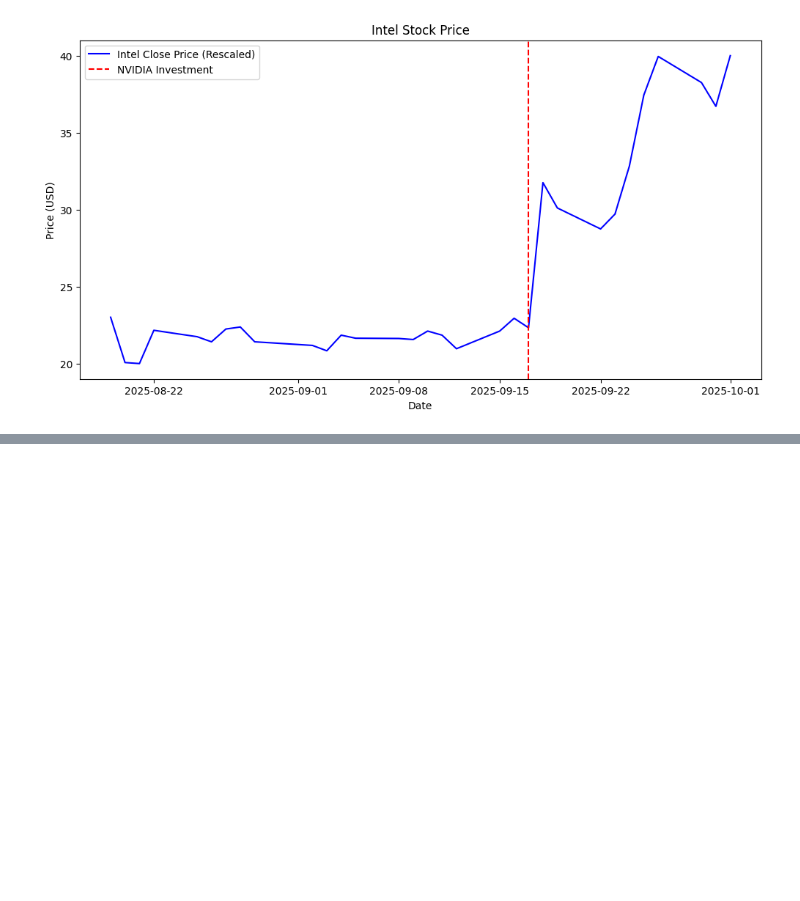
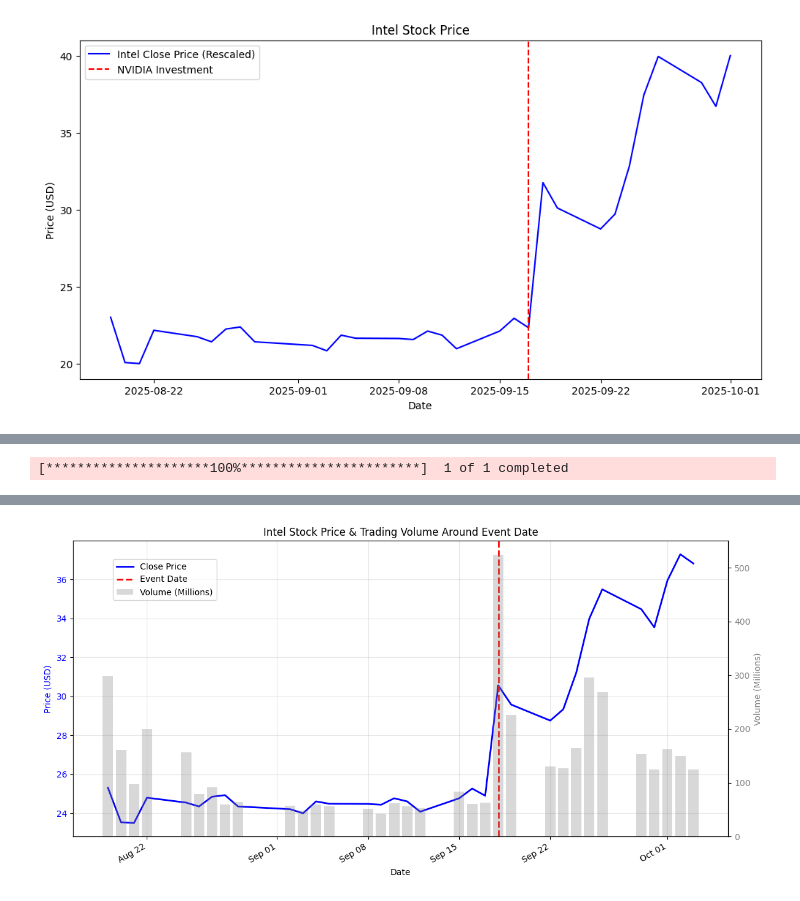
Before and after one commit to KrithikDhandapani/Nvidia-Intel-Analysis, a Jupyter notebook: notebooks/02_data_cleaning.ipynb, the cells around one changed output, grey strips where cells are left out. Drawn from its saved outputs; the diff is of its cells as text; code cells hidden in the pictures; blank space fills up the shorter version.

```diff
--- a/notebooks/02_data_cleaning.ipynb
+++ b/notebooks/02_data_cleaning.ipynb
@@ -132,0 +139,66 @@ plt.show()
+# %%
+# Analyzing trading volume and interest around NVIDIA investment event
+
+import matplotlib.pyplot as plt
+import yfinance as yf
+import pandas as pd
+from datetime import datetime, timedelta
+import matplotlib.dates as mdates
+
+# Parameters - Using a historical date (example: Sept 2024)
+event_date = datetime(2025, 9, 18)
+
+start_date = pd.to_datetime(event_date) - timedelta(days=30)
+end_date   = pd.to_datetime(event_date) + timedelta(days=30)
+
+# Download Intel stock data
+intel_data = yf.download("INTC", start=start_date, end=end_date, auto_adjust=True)
+
+# Flatten MultiIndex columns if present
+if isinstance(intel_data.columns, pd.MultiIndex):
+    intel_data.columns = intel_data.columns.get_level_values(0)
+
+# Check if we have data
+if intel_data.empty:
+    print("No data retrieved. Check your date range.")
+else:
+    print(f"Retrieved {len(intel_data)} days of data")
+    print(f"Date range: {intel_data.index[0]} to {intel_data.index[-1]}")
+
+# Convert index to matplotlib date numbers
+dates = mdates.date2num(intel_data.index.to_pydatetime())
+
+# Convert Volume to numpy array and handle the division
+volume_millions = intel_data["Volume"].values / 1e6
+
+# Plot
+fig, ax1 = plt.subplots(figsize=(12,6))
+
+# Intel close price line
+ax1.plot(intel_data.index, intel_data["Close"], color="blue", label="Close Price", linewidth=2, zorder=3)
+ax1.set_xlabel("Date")
+ax1.set_ylabel("Price (USD)", color="blue")
+ax1.tick_params(axis="y", labelcolor="blue")
+ax1.grid(True, alpha=0.3)
+
+# Volume bars on secondary axis
+ax2 = ax1.twinx()
+bar_width = 0.8  # in "days" since dates are converted to floats internally
+ax2.bar(dates, volume_millions, width=bar_width,
+        color="gray", alpha=0.3, label="Volume (Millions)", zorder=1)
+ax2.set_ylabel("Volume (Millions)", color="gray")
+ax2.tick_params(axis="y", labelcolor="gray")
+
+# Vertical line for event
+ax1.axvline(pd.to_datetime(event_date), color="red", linestyle="--", linewidth=2, label="Event Date", zorder=4)
+
+# Format x-axis nicely
+ax1.xaxis.set_major_formatter(mdates.DateFormatter("%b %d"))
+fig.autofmt_xdate()
+
+plt.title("Intel Stock Price & Trading Volume Around Event Date")
+fig.legend(loc="upper left", bbox_to_anchor=(0.1,0.9))
+plt.tight_layout()
+plt.show()
+# %% [output]
+[*********************100%***********************]  1 of 1 completed
@@ -132,0 +207 @@ plt.show()
+[figure, added]
```
Also changed, not shown: parts of 12 cells of this notebook, 4 other files.
